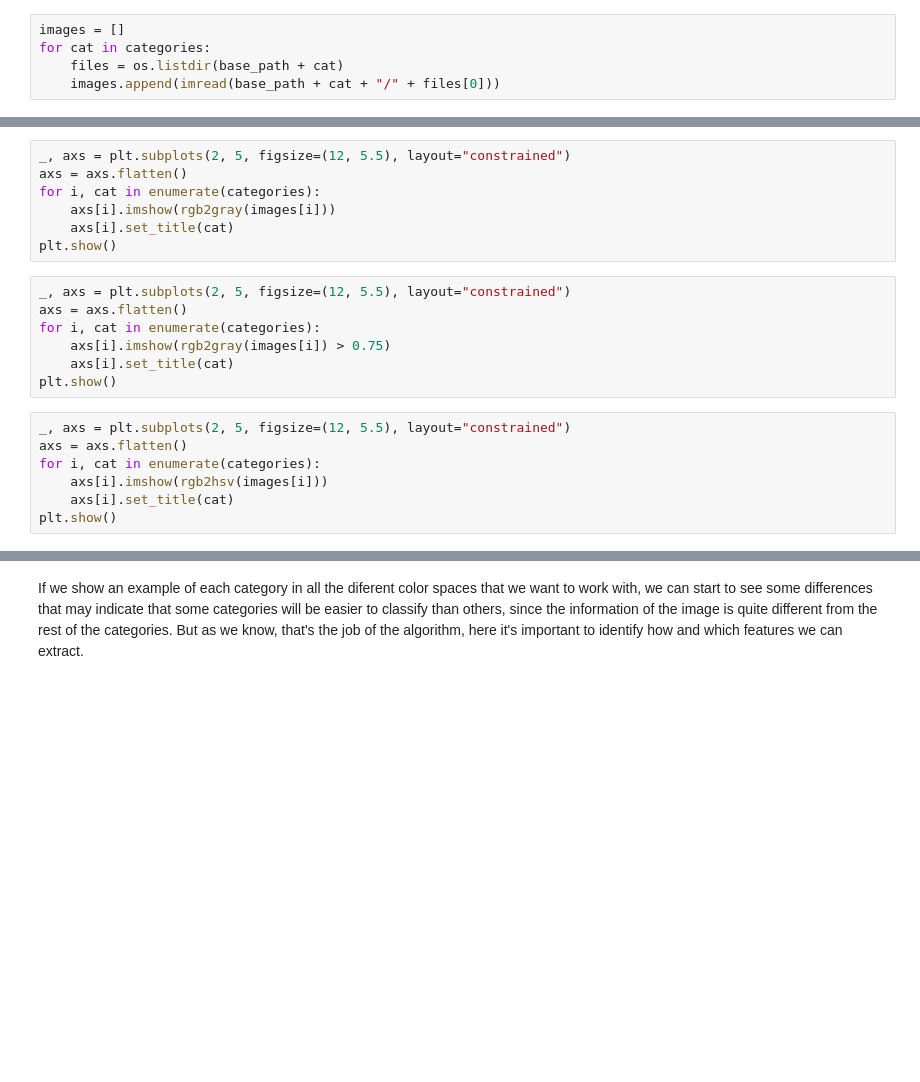
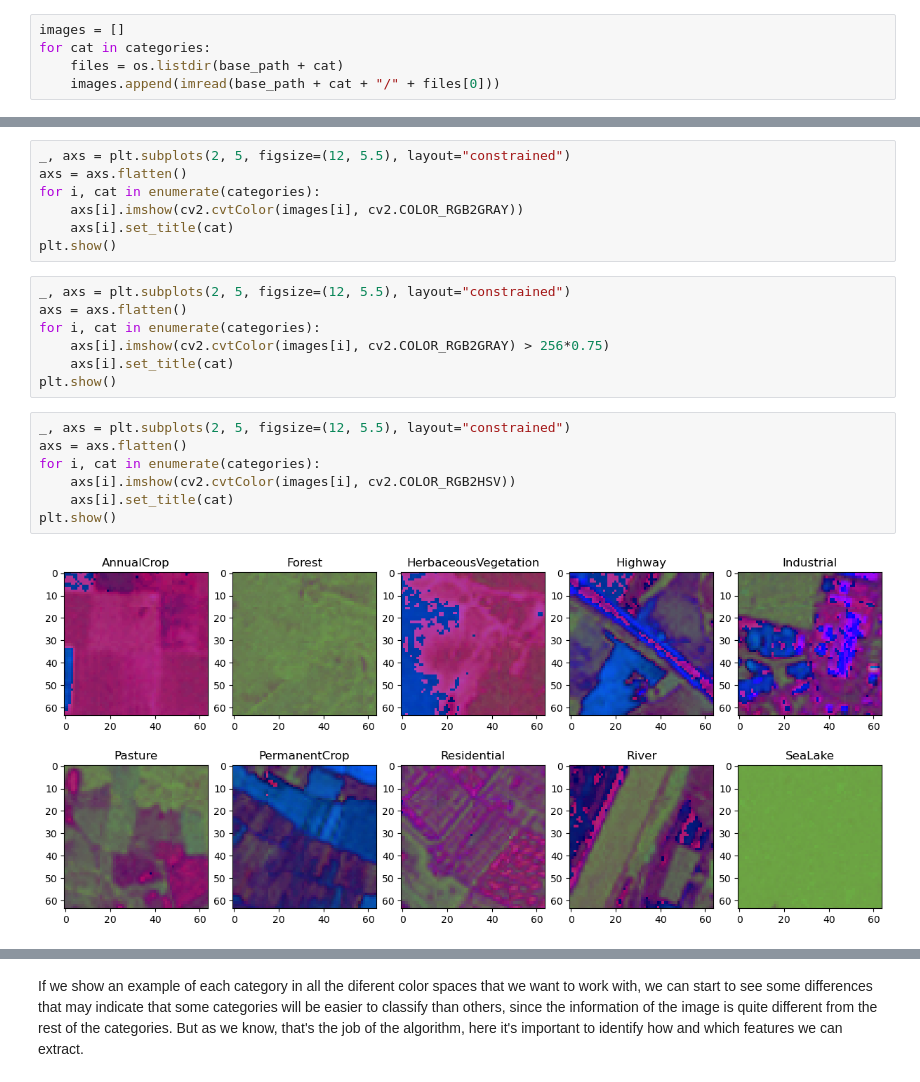
Before and after one commit to josep-audenis/eurosat-extracting-more-from-less, a Jupyter notebook: notebooks/1-exploratory-data-analysis.ipynb, the cells around one changed output, grey strips where cells are left out. Saved outputs shown, nothing was run; the diff lists cells and outputs as text; blank space fills up the shorter version.

```diff
--- a/notebooks/1-exploratory-data-analysis.ipynb
+++ b/notebooks/1-exploratory-data-analysis.ipynb
@@ -48,23 +118,25 @@ plt.show()
 _, axs = plt.subplots(2, 5, figsize=(12, 5.5), layout="constrained")
 axs = axs.flatten()
 for i, cat in enumerate(categories):
-	axs[i].imshow(rgb2gray(images[i]))
+	axs[i].imshow(cv2.cvtColor(images[i], cv2.COLOR_RGB2GRAY))
 	axs[i].set_title(cat)
 plt.show()
 # %%
 _, axs = plt.subplots(2, 5, figsize=(12, 5.5), layout="constrained")
 axs = axs.flatten()
 for i, cat in enumerate(categories):
-	axs[i].imshow(rgb2gray(images[i]) > 0.75)
+	axs[i].imshow(cv2.cvtColor(images[i], cv2.COLOR_RGB2GRAY) > 256*0.75)
 	axs[i].set_title(cat)
 plt.show()
 # %%
 _, axs = plt.subplots(2, 5, figsize=(12, 5.5), layout="constrained")
 axs = axs.flatten()
 for i, cat in enumerate(categories):
-	axs[i].imshow(rgb2hsv(images[i]))
+	axs[i].imshow(cv2.cvtColor(images[i], cv2.COLOR_RGB2HSV))
 	axs[i].set_title(cat)
 plt.show()
+# %% [output]
+[figure, added]
 # %%
 _, axs = plt.subplots(2, 5, figsize=(12, 5.5), layout="constrained")
 axs = axs.flatten()
```
Also changed, not shown: parts of 10 cells of this notebook, 4 other files.
